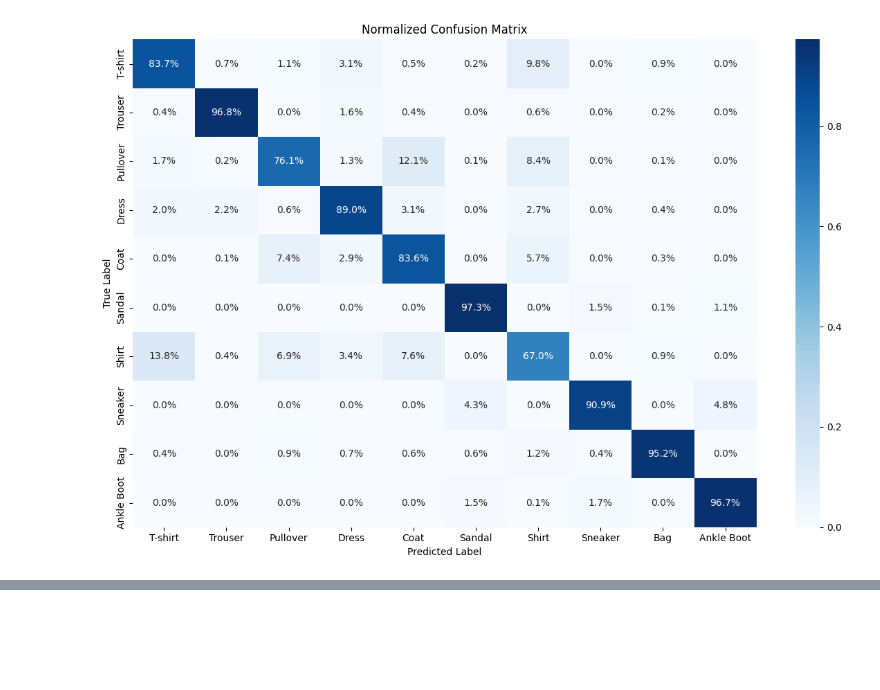
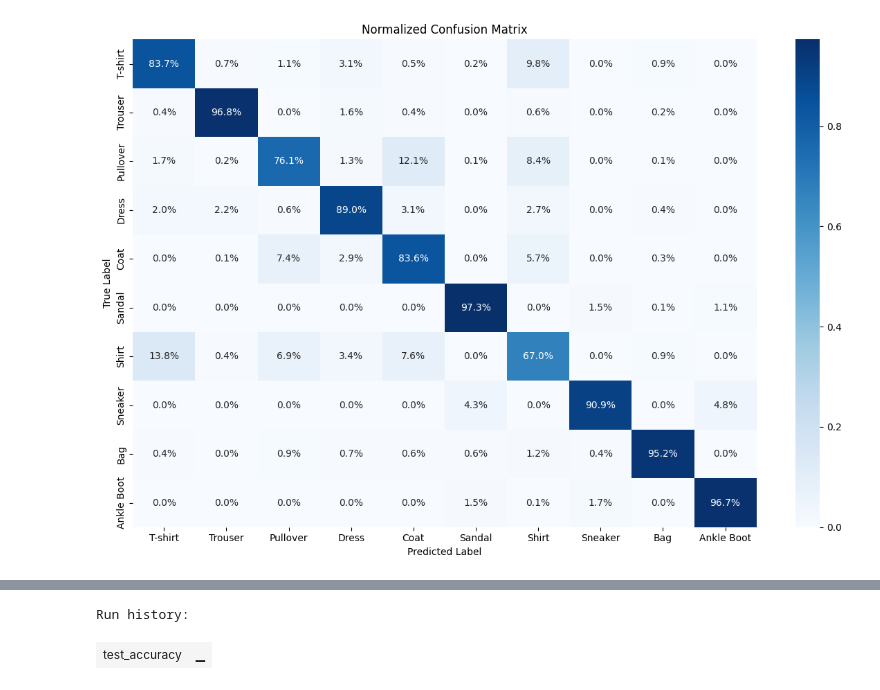
Before and after one commit to AravindanIITM18/DA6401-Assignment1, a Jupyter notebook: explain.ipynb, the cells around one changed output, grey strips where cells are left out. Drawn from its saved outputs; the diff is of its cells as text; code cells hidden in the pictures; blank space fills up the shorter version.

```diff
--- a/explain.ipynb
+++ b/explain.ipynb
@@ -764,0 +953,78 @@ View run at https://wandb.ai/mm21b010-indian-institute-of-technology-madras/DL_A
+# %%
+import numpy as np
+import wandb
+from tensorflow.keras.datasets import mnist
+from sklearn.model_selection import train_test_split
+from sklearn.metrics import accuracy_score
+from Module2_final_FeedforwardNN import FeedforwardNN
+
+# Initialize WandB
+wandb.init(project="DL_A1_final")
+
+
+# Load MNIST dataset
+(X_train, y_train), (X_test, y_test) = mnist.load_data()
+
+# Preprocessing
+X_train, X_val, y_train, y_val = train_test_split(X_train, y_train, test_size=0.1, random_state=42)
+X_train, X_val, X_test = X_train / 255.0, X_val / 255.0, X_test / 255.0
+
+# Reshape inputs
+X_train = X_train.reshape(-1, 784)
+X_val = X_val.reshape(-1, 784)
+X_test = X_test.reshape(-1, 784)
+
+# One-hot encode labels
+y_train_onehot = np.eye(10)[y_train]
+y_val_onehot = np.eye(10)[y_val]
+y_test_onehot = np.eye(10)[y_test]
+
+# Define models
+models = [
+    {"hidden_layers": [64] * 3, "learning_rate": 1e-3, "optimizer": "adam", "batch_size": 64, "activation": "relu", "weight_decay": 0},
+    {"hidden_layers": [128] * 2, "learning_rate": 1e-3, "optimizer": "rmsprop", "batch_size": 64, "activation": "tanh", "weight_decay": 0.0005},
+    {"hidden_layers": [64] * 2, "learning_rate": 1e-4, "optimizer": "adam", "batch_size": 32, "activation": "tanh", "weight_decay": 0}
+]
+
+results = []
+
+for i, config in enumerate(models):
+    print(f"\nTraining Model {i+1} with {config}")
+    # wandb.init(project="MNIST_Hyperparameter_Comparison")
+    wandb.run.name = f"MNIST {i}"
+    wandb.run.save()
+
+    # Initialize model
+    model = FeedforwardNN(
+        input_size=784,
+        hidden_layers=config["hidden_layers"],
+        output_size=10,
+        learning_rate=config["learning_rate"],
+        optimizer=config["optimizer"],
+        batch_size=config["batch_size"],
+        weight_decay=config["weight_decay"],
+        activation=config["activation"]
+    )
+
+    # Train model
+    model.train(X_train, y_train_onehot, epochs=10)
+
+    # Evaluate on test set
+    y_pred_test = np.argmax(model.forward(X_test), axis=1)
+    test_accuracy = accuracy_score(y_test, y_pred_test)
+
+    print(f"Test Accuracy for Model {i+1}: {test_accuracy:.4f}")
+
+    # Log to WandB
+    wandb.log({"test_accuracy": test_accuracy})
+
+    # Store results
+    results.append({"Model": i+1, "Accuracy": test_accuracy})
+
+# Print final results
+print("\nFinal Results:")
+for r in results:
+    print(f"Model {r['Model']} - Test Accuracy: {r['Accuracy']:.4f}")
+
+wandb.finish()
+# %% [output]
@@ -764,0 +1052,2 @@ View run at https://wandb.ai/mm21b010-indian-institute-of-technology-madras/DL_A
+Run history:
+| test_accuracy | ▁ |
```
Also changed, not shown: parts of 6 cells of this notebook.
